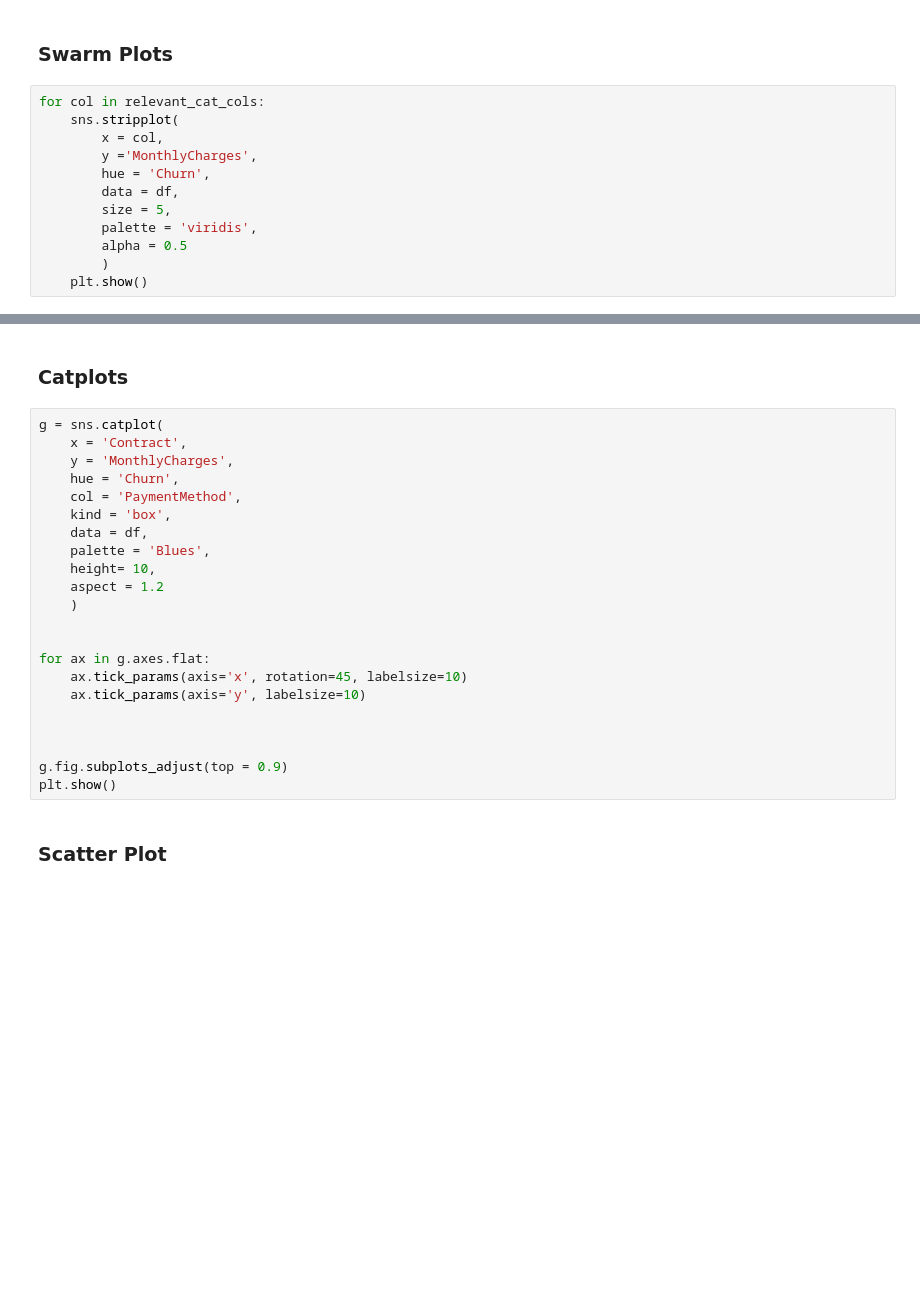
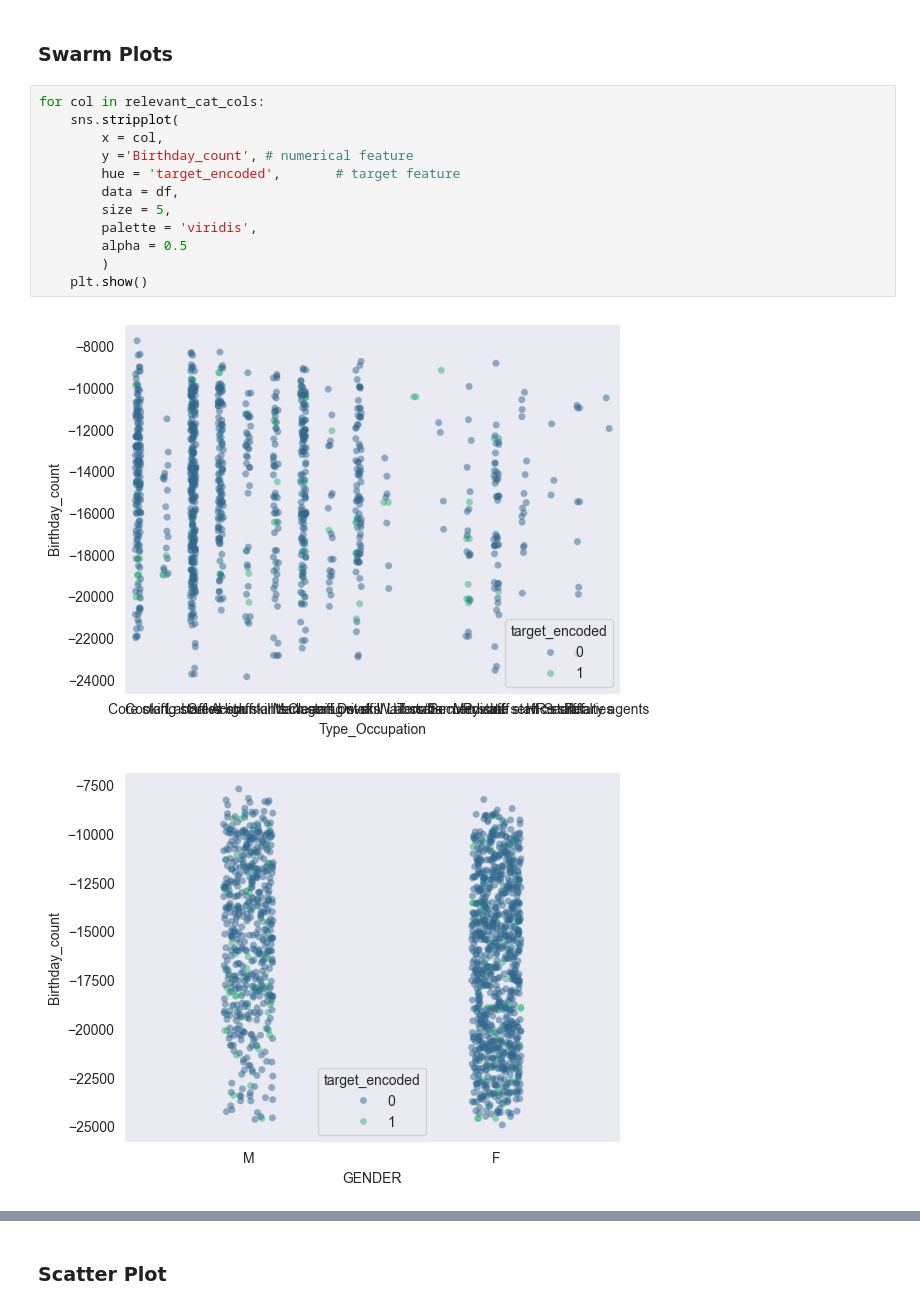
Before and after one commit to DerekSanchez/250419-Credit-Card-Approval-Prediction, a Jupyter notebook: notebook/EDA.ipynb, the cells around one changed output, grey strips where cells are left out. Cells and saved outputs as stored; diff of their text form; blank space fills up the shorter version.

```diff
--- a/notebook/EDA.ipynb
+++ b/notebook/EDA.ipynb
@@ -512,12 +515,15 @@ Combines numerical and categorical features to give enhanced insights
 # %%
 for col in relevant_cat_cols:
     sns.stripplot(
         x = col,
-        y ='MonthlyCharges',
-        hue = 'Churn',
+        y ='Birthday_count', # numerical feature
+        hue = 'target_encoded',       # target feature
         data = df,
         size = 5,
         palette = 'viridis',
         alpha = 0.5
         )
     plt.show()
+# %% [output]
+[figure, added]
+[figure, added]
@@ -524,27 +531,3 @@ for col in relevant_cat_cols:
-# %% [markdown]
-### Catplots
-# %%
-g = sns.catplot(
-    x = 'Contract',
-    y = 'MonthlyCharges',
-    hue = 'Churn',
-    col = 'PaymentMethod',
-    kind = 'box',
-    data = df,
-    palette = 'Blues',
-    height= 10,
-    aspect = 1.2
-    )
-
-
-for ax in g.axes.flat:
-    ax.tick_params(axis='x', rotation=45, labelsize=10)
-    ax.tick_params(axis='y', labelsize=10)
-
-
-
-g.fig.subplots_adjust(top = 0.9)
-plt.show()
 # %% [markdown]
 ### Scatter Plot
 # %%
```
Also changed, not shown: parts of 14 cells of this notebook.
